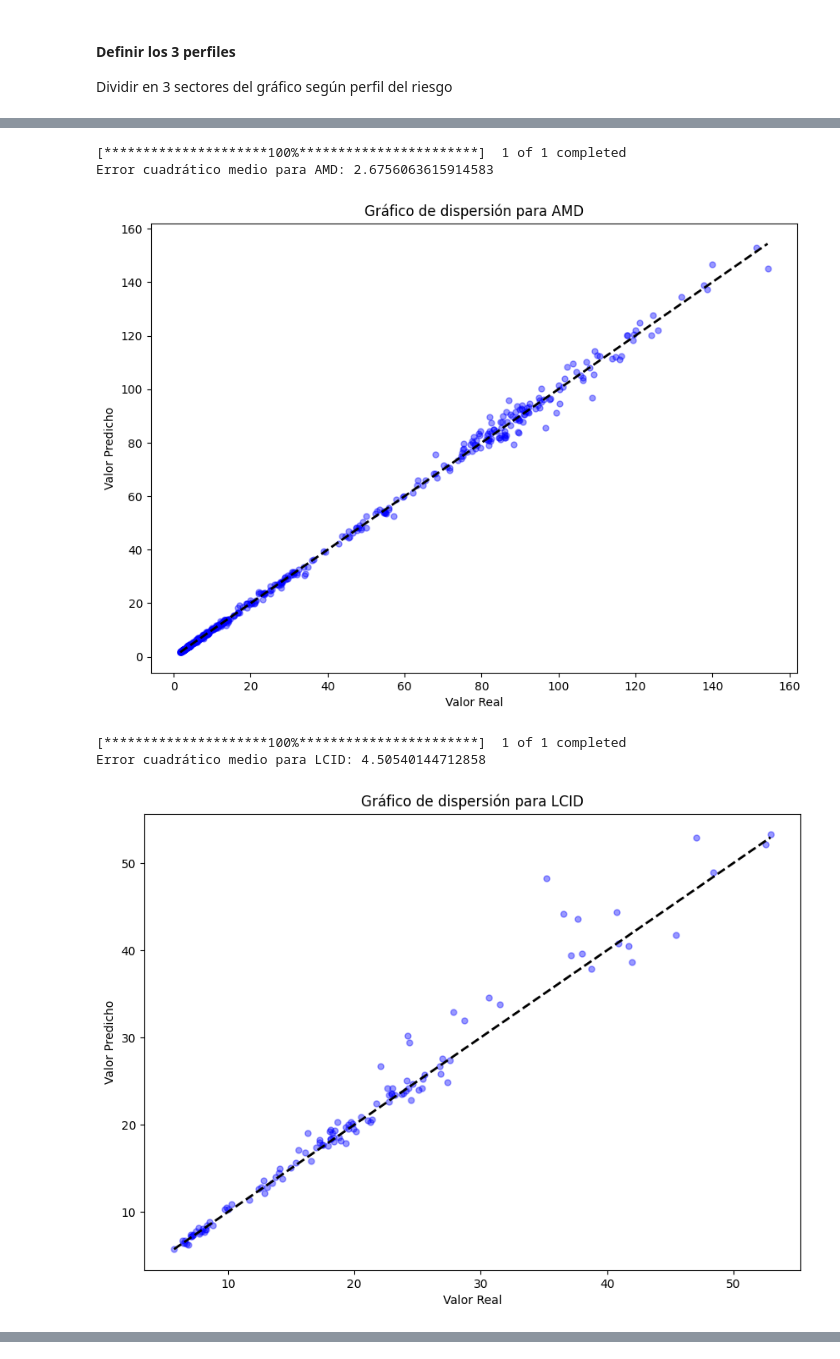
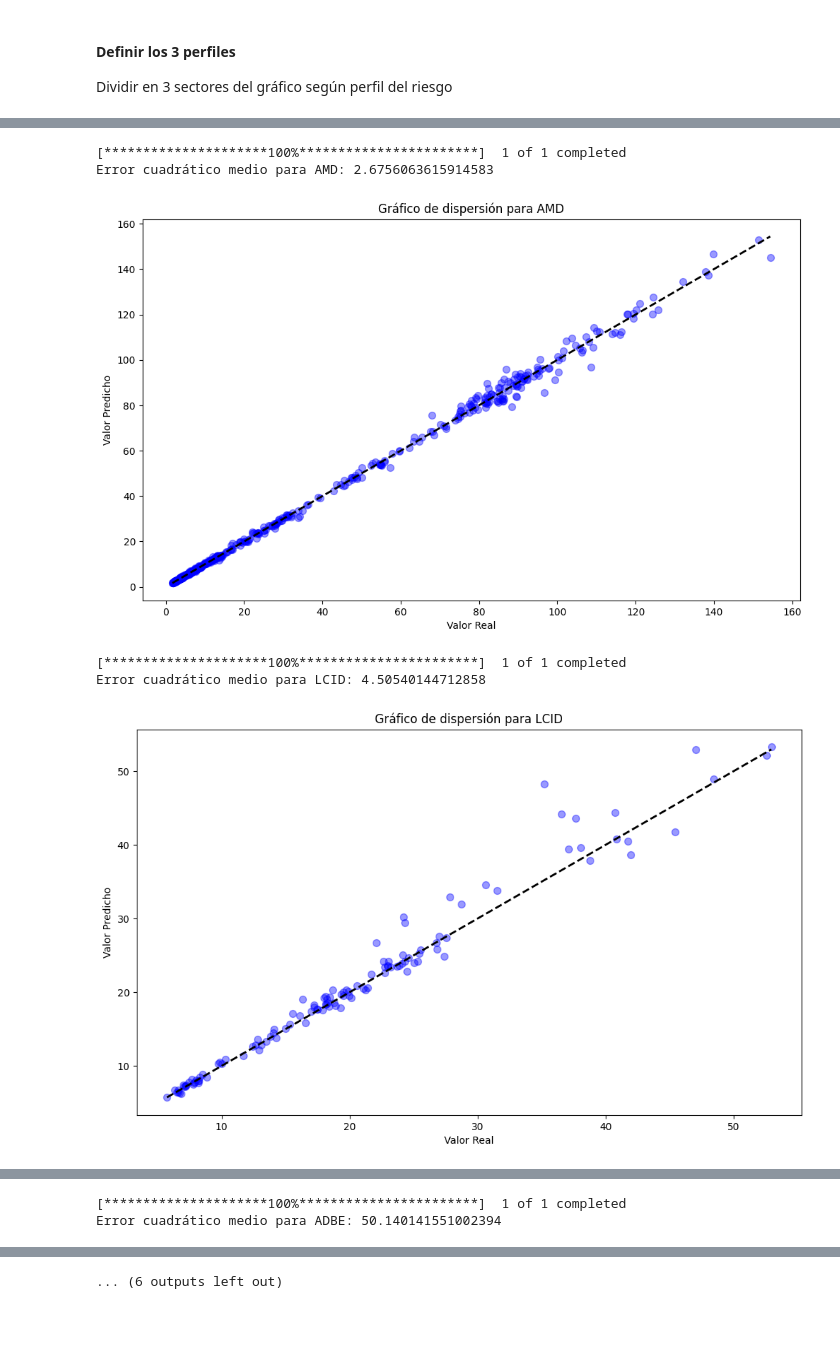
Before and after one commit to Kent7474/Proyecto_Seminario, a Jupyter notebook: Análisis_de_activos.ipynb, the cells around one changed output, grey strips where cells are left out. Drawn from its saved outputs; the diff is of its cells as text; code cells hidden in the pictures; blank space fills up the shorter version.

```diff
--- a/Análisis_de_activos.ipynb
+++ b/Análisis_de_activos.ipynb
@@ -617,7 +606,8 @@ from sklearn.model_selection import train_test_split
 from sklearn.ensemble import RandomForestRegressor
 from sklearn.metrics import mean_squared_error
 
-predictions_df = pd.DataFrame(columns=['Activo', 'Precio Predicho'])
+errores_cuadraticos = pd.DataFrame(columns=['Activo', 'error_cuadratico_medio'])
+predictions_df = pd.DataFrame(columns=['Activo', 'Precio_Predicho'])
 
 for activo in activos:
 
@@ -659,40 +649,41 @@ for activo in activos:
     regressor = RandomForestRegressor(n_estimators=100, random_state=0)
     regressor.fit(X_train, y_train)
 
     # Predecir los precios de las acciones utilizando los datos de prueba
     y_pred = regressor.predict(X_test)
 
     # Evaluar la precisión del modelo utilizando el error cuadrático medio (MSE)
     mse = mean_squared_error(y_test, y_pred)
-
+    errores_cuadraticos = errores_cuadraticos.append({'Activo': activo, 'error_cuadratico_medio': mse}, ignore_index=True)
     print(f"Error cuadrático medio para {activo}: {mse}")
 
-    plt.figure(figsize=(10,7))
-    plt.scatter(y_test, y_pred, color='blue', marker='.', alpha=0.4, s=100)
+    plt.figure(figsize=(12,7))
+    plt.scatter(y_test, y_pred, color='blue', marker='.', alpha=0.4, s=200)
     plt.plot([y_test.min(), y_test.max()], [y_test.min(), y_test.max()], 'k--', lw=2)
     plt.xlabel('Valor Real')
     plt.ylabel('Valor Predicho')
     plt.title(f"Gráfico de dispersión para {activo}")
     plt.show()
 
     # Obtener los datos de características técnicas para la última fecha disponible
     last_date = data.index[-1]
     next_month = last_date + timedelta(days=30)
     next_month_data = data.loc[last_date][features].values.reshape(1, -1)
 
     # Predecir el precio de la acción para el mes siguiente
     next_month_price = regressor.predict(next_month_data)
 
      # Agregar el precio predicho y el nombre del activo al DataFrame
-    predictions_df = predictions_df.append({'Activo': activo, 'Precio Predicho': next_month_price[0]}, ignore_index=True)
+    predictions_df = predictions_df.append({'Activo': activo, 'Precio_Predicho': next_month_price[0]}, ignore_index=True)
 
+display(errores_cuadraticos)
 display(predictions_df)
 # %% [output]
 [*********************100%***********************]  1 of 1 completed
 Error cuadrático medio para AMD: 2.6756063615914583
-[figure, old version]
+[figure, new version]
 [*********************100%***********************]  1 of 1 completed
 Error cuadrático medio para LCID: 4.50540144712858
-[figure, old version]
+[figure, new version]
 [*********************100%***********************]  1 of 1 completed
 Error cuadrático medio para MNST: 0.26717081862744285
@@ -711,0 +697,2 @@ Error cuadrático medio para NVDA: 12.997667723985847
+[*********************100%***********************]  1 of 1 completed
+Error cuadrático medio para ADBE: 50.140141551002394
@@ -711,0 +700 @@ Error cuadrático medio para NVDA: 12.997667723985847
+... (6 outputs left out)
```
Also changed, not shown: parts of 33 cells of this notebook.
